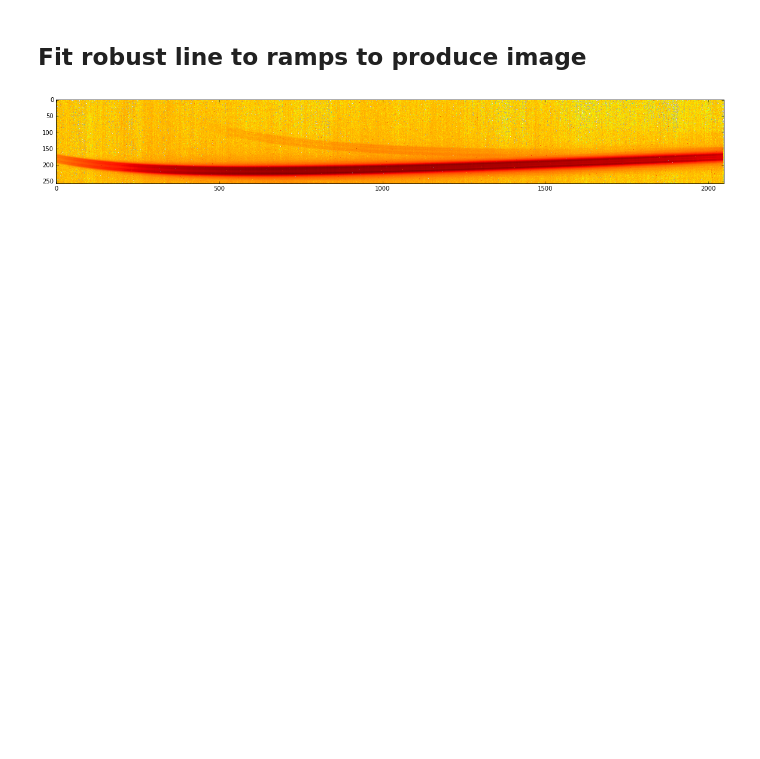
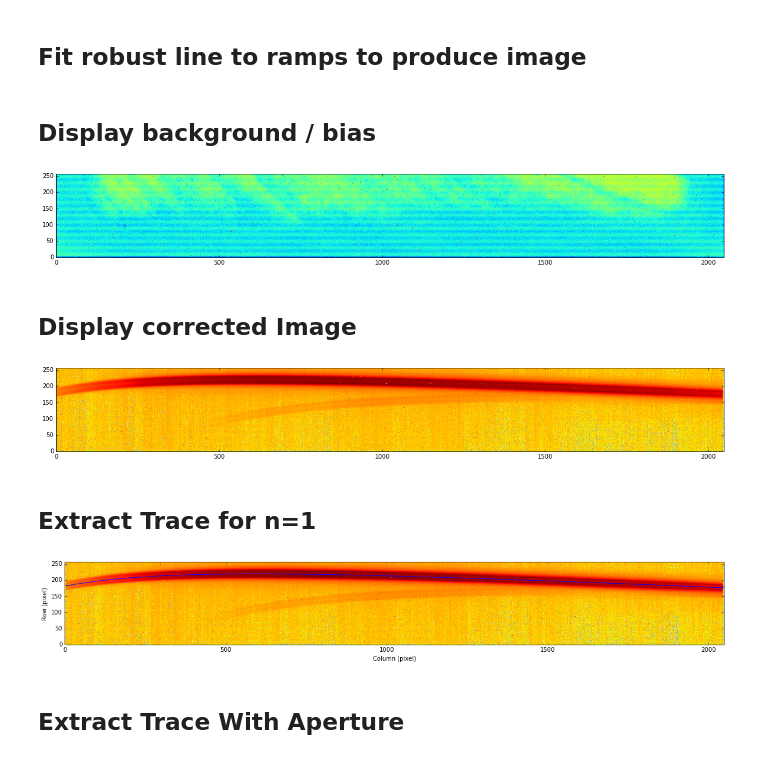
Before and after one commit to jasonfrowe/JWSTNIRISS, a Jupyter notebook: Examples and Checks.ipynb, the cells around one changed output. Saved outputs shown, nothing was run; the diff lists cells and outputs as text; code cells hidden in the pictures; blank space fills up the shorter version.

```diff
--- a/Examples and Checks.ipynb
+++ b/Examples and Checks.ipynb
@@ -42,9 +51,23 @@ plt.show()
 ## Fit robust line to ramps to produce image
 # %%
 zpt,slope,image=jw.r2s(scidata)
+# %% [markdown]
+## Display background / bias
+# %%
+plt.figure(figsize=(20,4)) #adjust size of figure
+imgplot = plt.imshow(np.transpose(zpt),norm=LogNorm())
+plt.axis((0,image.shape[0],0,image.shape[1]))
+plt.show()
+# %% [output]
+[figure, added]
+# %% [markdown]
+## Display corrected Image
 # %%
 plt.figure(figsize=(20,4)) #adjust size of figure
 imgplot = plt.imshow(np.transpose(image),norm=LogNorm())
+plt.axis((0,image.shape[0],0,image.shape[1]))
 plt.show()
 # %% [output]
-[figure, old version]
+[figure, new version]
+# %% [markdown]
+## Extract Trace for n=1
@@ -50,0 +77,14 @@ plt.show()
+# %%
+plt.figure(figsize=(20,4)) #adjust size of figure
+imgplot = plt.imshow(np.transpose(image),norm=LogNorm()) #added log stretch to the plot
+#imgplot = plt.colorbar() #add colour bar
+plt.plot(tr[:,0],c='b') #overlay trace for n=1
+plt.xlabel('Column (pixel)') #x-label
+plt.ylabel('Row (pixel)') #y-label
+x1,x2,y1,y2 = plt.axis()
+plt.axis((0,image.shape[0],0,image.shape[1]))
+plt.show()
+# %% [output]
+[figure, added]
+# %% [markdown]
+## Extract Trace With Aperture
```
Also changed, not shown: parts of 6 cells of this notebook, 5 other files.
